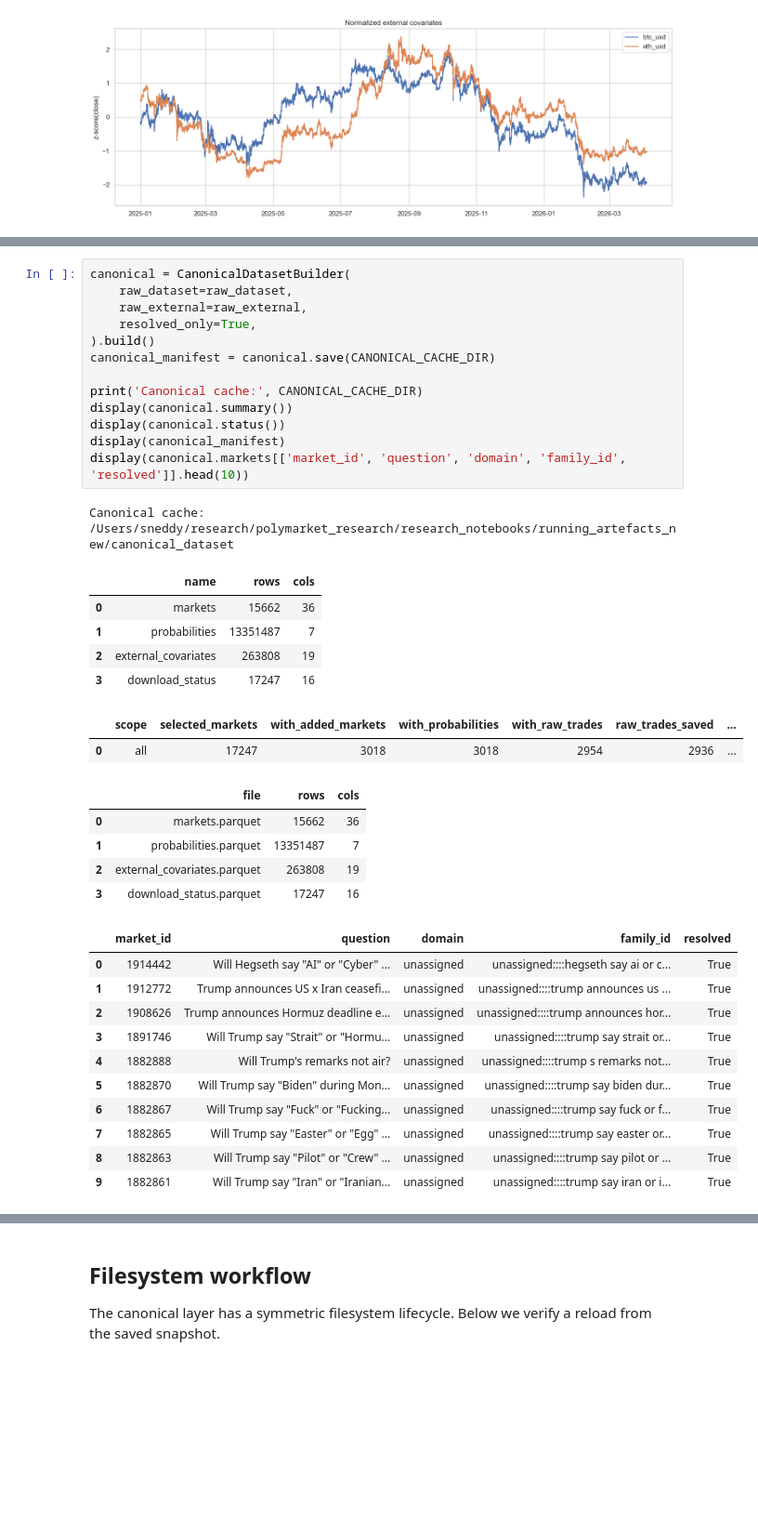
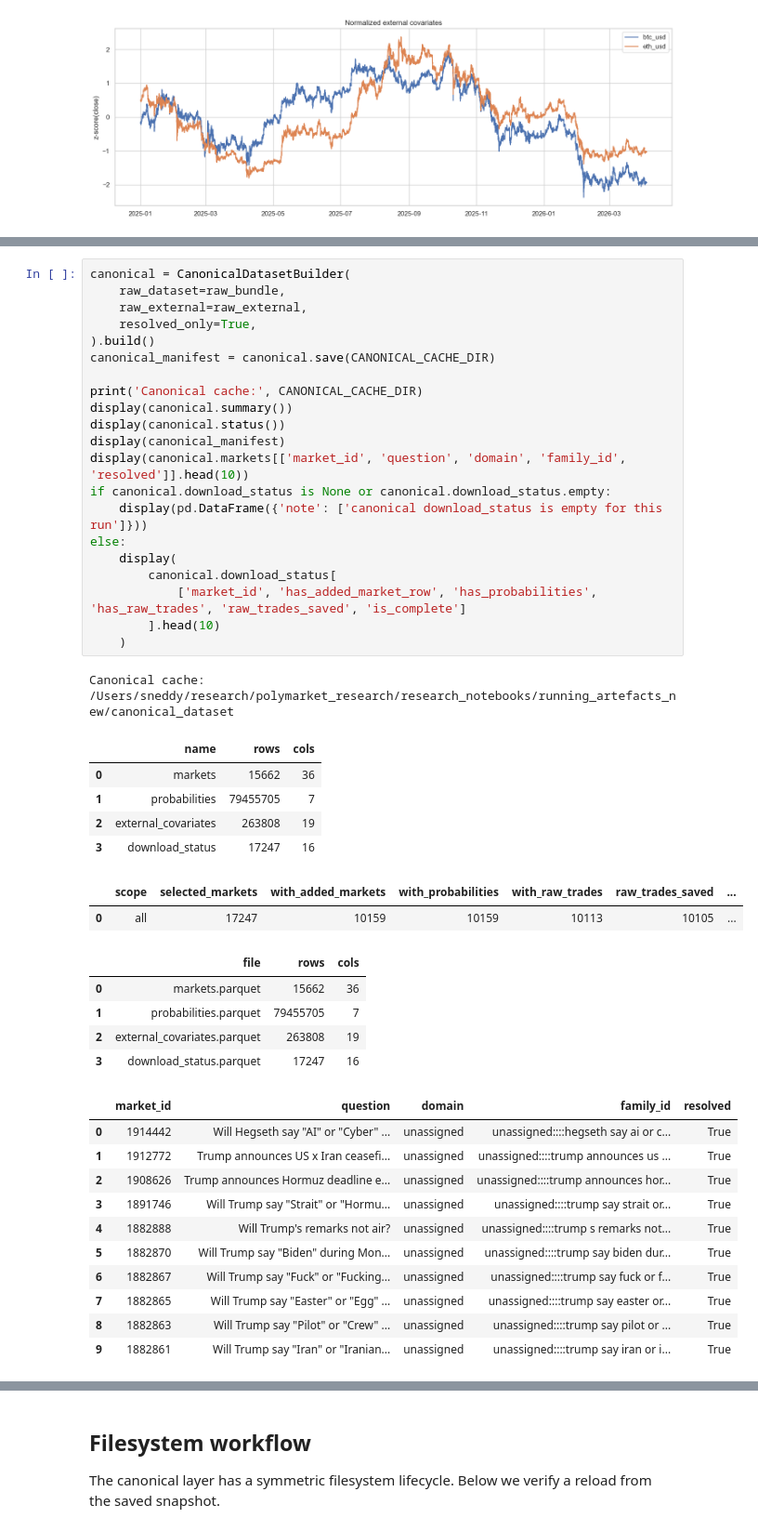
Before and after one commit to sneddy/polymarket_research, a Jupyter notebook: frozen_notebooks/0_data_layers.ipynb, the cells around one changed output, grey strips where cells are left out. Shown at 93% size. Cells and saved outputs as stored; diff of their text form; blank space fills up the shorter version.

```diff
--- a/frozen_notebooks/0_data_layers.ipynb
+++ b/frozen_notebooks/0_data_layers.ipynb
@@ -351,28 +387,36 @@ The canonical dataset is a stable normalized layer built on top of the raw layer
 # %%
 canonical = CanonicalDatasetBuilder(
-    raw_dataset=raw_dataset,
+    raw_dataset=raw_bundle,
     raw_external=raw_external,
     resolved_only=True,
 ).build()
 canonical_manifest = canonical.save(CANONICAL_CACHE_DIR)
 
 print('Canonical cache:', CANONICAL_CACHE_DIR)
 display(canonical.summary())
 display(canonical.status())
 display(canonical_manifest)
 display(canonical.markets[['market_id', 'question', 'domain', 'family_id', 'resolved']].head(10))
+if canonical.download_status is None or canonical.download_status.empty:
+    display(pd.DataFrame({'note': ['canonical download_status is empty for this run']}))
+else:
+    display(
+        canonical.download_status[
+            ['market_id', 'has_added_market_row', 'has_probabilities', 'has_raw_trades', 'raw_trades_saved', 'is_complete']
+        ].head(10)
+    )
 # %% [output]
 Canonical cache: /Users/sneddy/research/polymarket_research/research_notebooks/running_artefacts_new/canonical_dataset
 |  | name | rows | cols |
 | 0 | markets | 15662 | 36 |
-| 1 | probabilities | 13351487 | 7 |
+| 1 | probabilities | 79455705 | 7 |
 | 2 | external_covariates | 263808 | 19 |
 | 3 | download_status | 17247 | 16 |
 |  | scope | selected_markets | with_added_markets | with_probabilities | with_raw_trades | raw_trades_saved | ... |
-| 0 | all | 17247 | 3018 | 3018 | 2954 | 2936 | ... |
+| 0 | all | 17247 | 10159 | 10159 | 10113 | 10105 | ... |
 |  | file | rows | cols |
 | 0 | markets.parquet | 15662 | 36 |
-| 1 | probabilities.parquet | 13351487 | 7 |
+| 1 | probabilities.parquet | 79455705 | 7 |
 | 2 | external_covariates.parquet | 263808 | 19 |
 | 3 | download_status.parquet | 17247 | 16 |
 |  | market_id | question | domain | family_id | resolved |
```
Also changed, not shown: parts of 13 cells of this notebook, 10 other files.
